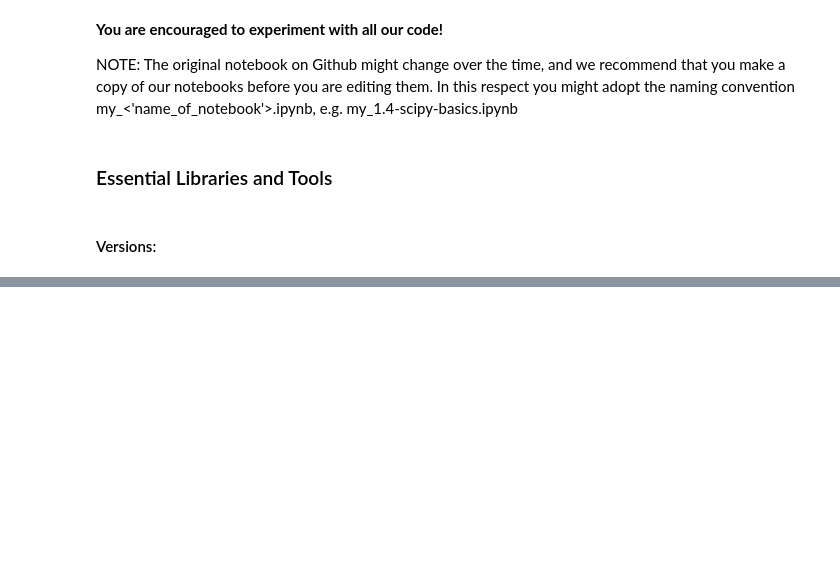
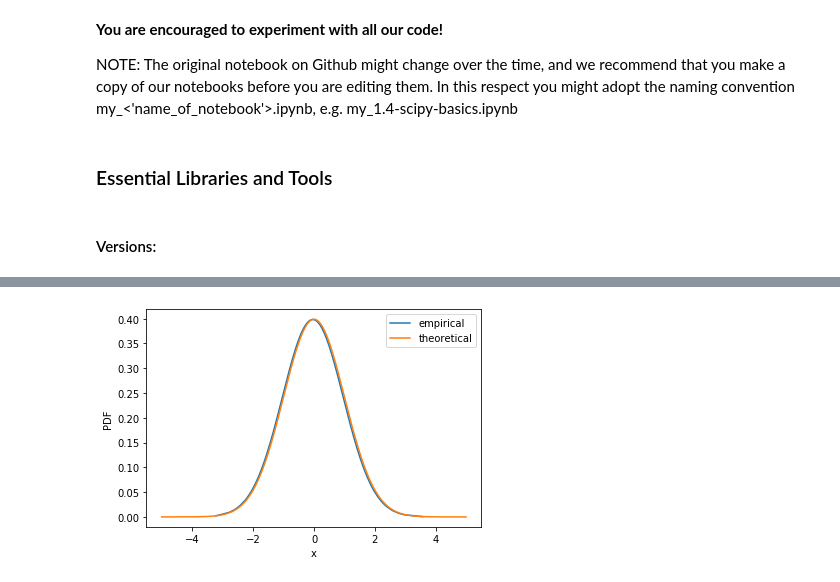
Before and after one commit to oercompbiomed/Seili-2019, a Jupyter notebook: notebooks/1.4-scipy-basics.ipynb, the cells around one changed output, grey strips where cells are left out. Saved outputs shown, nothing was run; the diff lists cells and outputs as text; code cells hidden in the pictures; blank space fills up the shorter version.

```diff
--- a/notebooks/1.4-scipy-basics.ipynb
+++ b/notebooks/1.4-scipy-basics.ipynb
@@ -45,0 +104,24 @@ IPython version: 7.7.0
+# %%
+sample_size = 1000
+
+rng = np.random.RandomState(123)
+sample = rng.normal(loc=0.0, scale=1.0, size=sample_size)
+
+def empirical_pdf(sample):
+    sample_mean = np.mean(sample)
+    sample_variance = np.var(sample, ddof=1)
+    sample_sorted = np.sort(sample)
+    sample_pdf = univariate_gaussian_pdf(sample_sorted,
+                                     sample_mean,
+                                     sample_variance)
+    return sample_sorted, sample_pdf
+
+sample_sorted, sample_pdf = empirical_pdf(sample)
+plt.plot(sample_sorted, sample_pdf, label='empirical')
+plt.plot(x, y, label='theoretical')
+plt.ylabel('PDF')
+plt.xlabel('x')
+plt.legend()
+plt.show()
+# %% [output]
+[figure, added]
```
Also changed, not shown: parts of 27 cells of this notebook, 4 other files.
